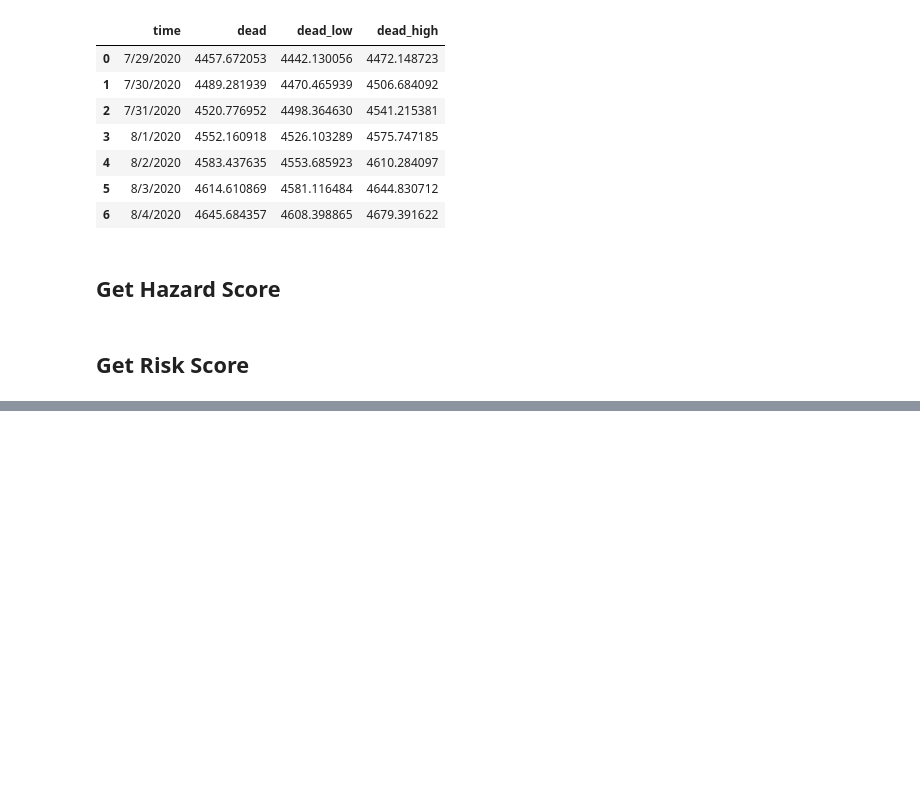
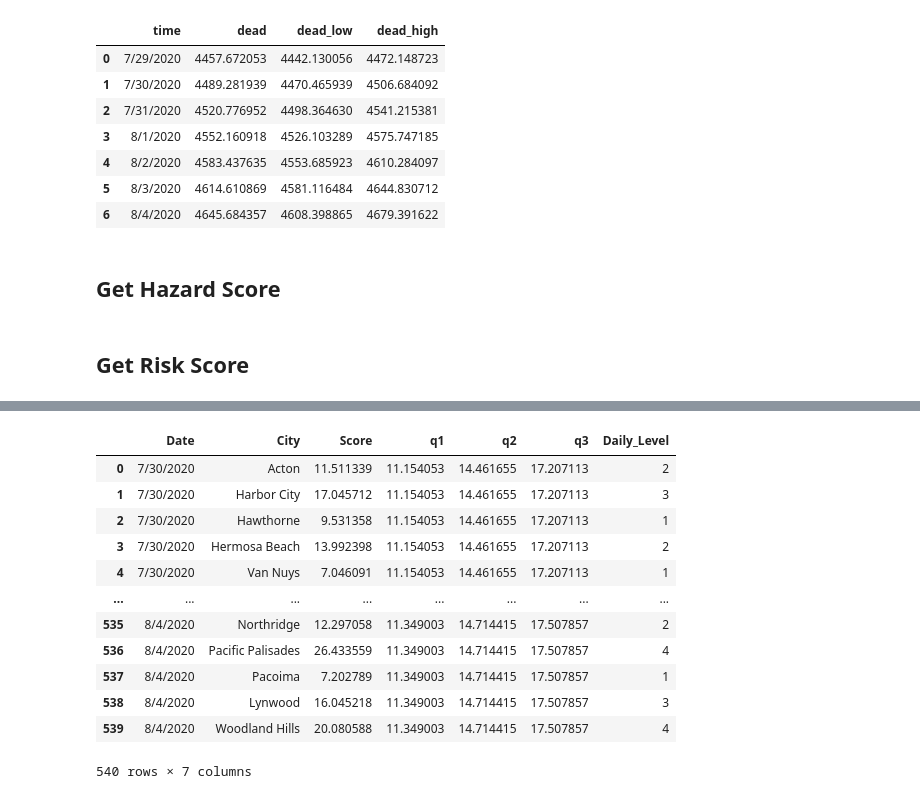
Before and after one commit to wujj0326/COVID_Risk_Competition, a Jupyter notebook: Get_risk_score.ipynb, the cells around one changed output, grey strips where cells are left out. Drawn from its saved outputs; the diff is of its cells as text; code cells hidden in the pictures; blank space fills up the shorter version.

```diff
--- a/Get_risk_score.ipynb
+++ b/Get_risk_score.ipynb
@@ -153,0 +222,2 @@ risk_trunc = risk_score.iloc[:,[0,3,4,5,6,7,8,9,10]]
+# %%
+sort_melt = melted.sort_values(by='index').reset_index(drop=True).rename(columns={'index':'Date','value':'Score'})
@@ -153,0 +238,7 @@ risk_trunc = risk_score.iloc[:,[0,3,4,5,6,7,8,9,10]]
+# %%
+# Calculate the quantile for each date
+q1 = np.quantile(trans,0.25,axis=1).reshape(-1,1)
+q2 = np.quantile(trans,0.5,axis=1).reshape(-1,1)
+q3 = np.quantile(trans,0.75,axis=1).reshape(-1,1)
+quantiles = np.concatenate([q1,q2,q3], axis = 1)
+quant_df = pd.DataFrame(quantiles, columns=['q1','q2','q3'], index=trans.index)
@@ -153,0 +253,30 @@ risk_trunc = risk_score.iloc[:,[0,3,4,5,6,7,8,9,10]]
+# %%
+merged_with_quantile = pd.merge(sort_melt, quant_df, left_on='Date', right_on=quant_df.index)
+# %%
+level = []
+for score, q1, q2, q3 in zip(merged_with_quantile['Score'], merged_with_quantile['q1'], merged_with_quantile['q2'], merged_with_quantile['q3']):
+  if score <= q1:
+    lev = 1
+  elif score <= q2 and score > q1:
+    lev = 2
+  elif score <= q3 and score > q2:
+    lev = 3
+  else :
+    lev = 4
+  level.append(lev)
+# %%
+merged_with_quantile['Daily_Level'] = level
+# %% [output]
+|  | Date | City | Score | q1 | q2 | q3 | Daily_Level |
+| 0 | 7/30/2020 | Acton | 11.511339 | 11.154053 | 14.461655 | 17.207113 | 2 |
+| 1 | 7/30/2020 | Harbor City | 17.045712 | 11.154053 | 14.461655 | 17.207113 | 3 |
+| 2 | 7/30/2020 | Hawthorne | 9.531358 | 11.154053 | 14.461655 | 17.207113 | 1 |
+| 3 | 7/30/2020 | Hermosa Beach | 13.992398 | 11.154053 | 14.461655 | 17.207113 | 2 |
+| 4 | 7/30/2020 | Van Nuys | 7.046091 | 11.154053 | 14.461655 | 17.207113 | 1 |
+| ... | ... | ... | ... | ... | ... | ... | ... |
+| 535 | 8/4/2020 | Northridge | 12.297058 | 11.349003 | 14.714415 | 17.507857 | 2 |
+| 536 | 8/4/2020 | Pacific Palisades | 26.433559 | 11.349003 | 14.714415 | 17.507857 | 4 |
+| 537 | 8/4/2020 | Pacoima | 7.202789 | 11.349003 | 14.714415 | 17.507857 | 1 |
+| 538 | 8/4/2020 | Lynwood | 16.045218 | 11.349003 | 14.714415 | 17.507857 | 3 |
+| 539 | 8/4/2020 | Woodland Hills | 20.080588 | 11.349003 | 14.714415 | 17.507857 | 4 |
+540 rows × 7 columns
```
Also changed, not shown: parts of 16 cells of this notebook.
